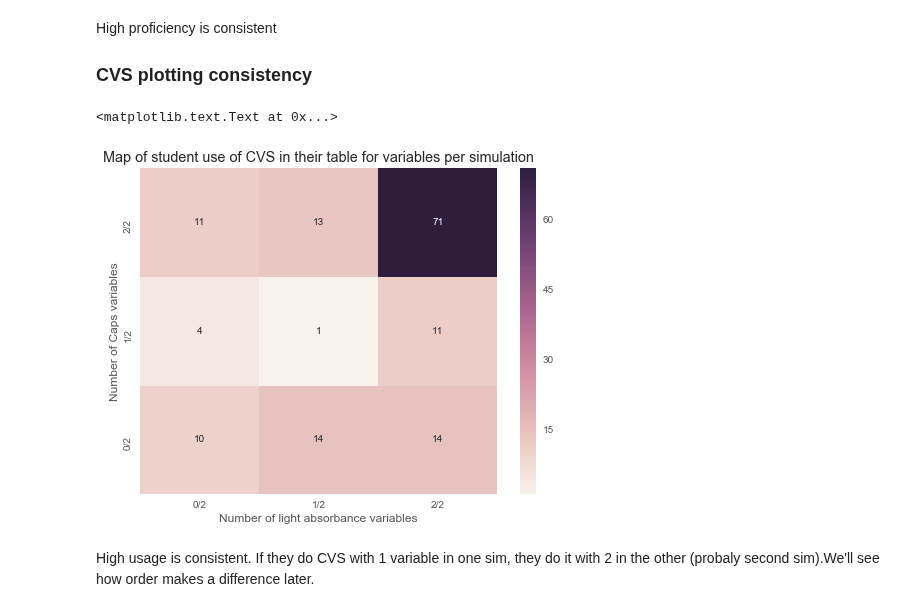
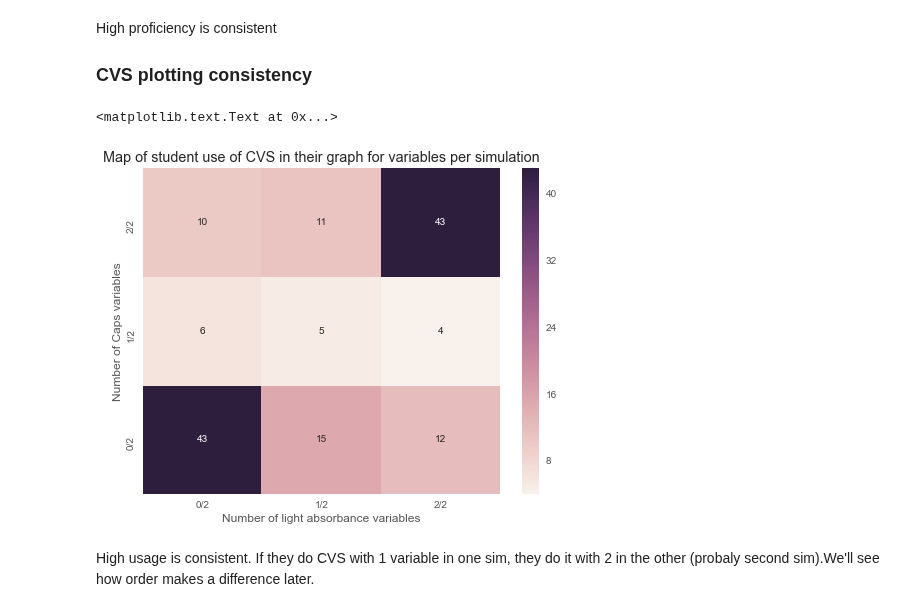
Before and after one commit to jmassall/inquiry_virtualLabs_study, a Jupyter notebook: analysis/storyline.ipynb, the cells around one changed output. Cells and saved outputs as stored; diff of their text form; code cells hidden in the pictures.

```diff
--- a/analysis/storyline.ipynb
+++ b/analysis/storyline.ipynb
@@ -331,0 +326,11 @@ CVS plotting occurs more in second sim but no interaction with sim type. Pre doe
+# %%
+cvs_sim = np.zeros((3,3),dtype=int)
+for i in range(3):
+    for j in range(3):
+        cvs_sim[i,j] = len(table_cvs_df2[(table_cvs_df2['sum caps']==i)&(table_cvs_df2['sum light']==j)])
+ax = sns.heatmap(np.flip(cvs_sim,0),annot=True, fmt="d")
+ax.set_xticklabels(['0/2','1/2','2/2'])
+ax.set_yticklabels(['0/2','1/2','2/2'])
+plt.xlabel('Number of light absorbance variables')
+plt.ylabel('Number of Caps variables')
+plt.title('Map of student use of CVS in their table for variables per simulation')
@@ -335,17 +343,17 @@ High proficiency is consistent
 # %%
 cvs_sim = np.zeros((3,3),dtype=int)
 for i in range(3):
     for j in range(3):
-        cvs_sim[i,j] = len(table_cvs_df2[(table_cvs_df2['sum caps']==i)&(table_cvs_df2['sum light']==j)])
+        cvs_sim[i,j] = len(graph_cvs_df2[(graph_cvs_df2['sum caps']==i)&(graph_cvs_df2['sum light']==j)])
 ax = sns.heatmap(np.flip(cvs_sim,0),annot=True, fmt="d")
 ax.set_xticklabels(['0/2','1/2','2/2'])
 ax.set_yticklabels(['0/2','1/2','2/2'])
 plt.xlabel('Number of light absorbance variables')
 plt.ylabel('Number of Caps variables')
-plt.title('Map of student use of CVS in their table for variables per simulation')
+plt.title('Map of student use of CVS in their graph for variables per simulation')
 # %% [output]
 <matplotlib.text.Text at 0x...>
-[figure, old version]
+[figure, new version]
 # %% [markdown]
 High usage is consistent. If they do CVS with 1 variable in one sim, they do it with 2 in the other (probaly second sim).We'll see how order makes a difference later.
 # %% [markdown]
```
Also changed, not shown: parts of 42 cells of this notebook, 1 other file.
